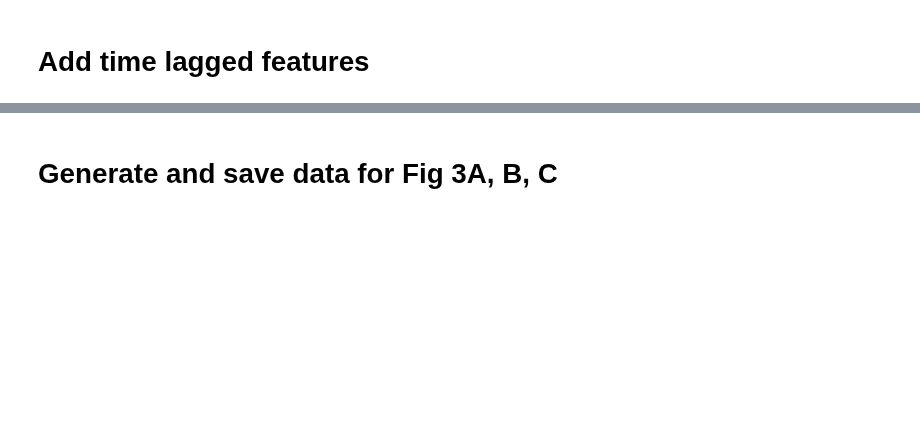
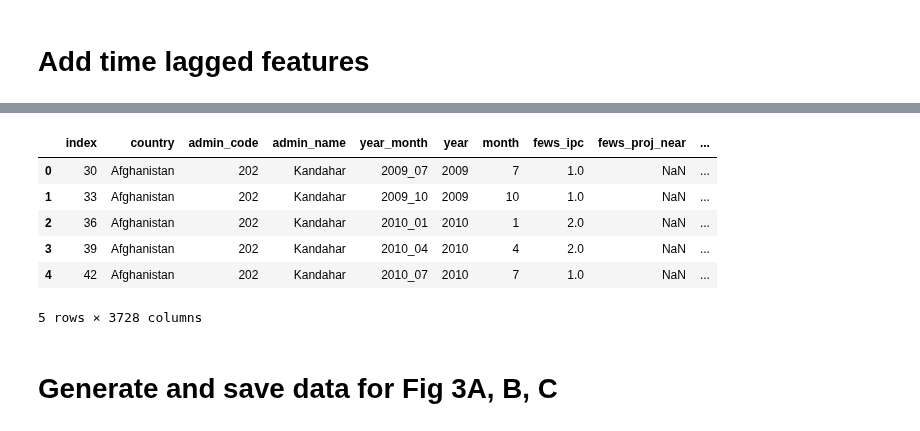
Before and after one commit to Aisha630/Predicting-food-insecurity, a Jupyter notebook: our_implementation.ipynb, the cells around one changed output, grey strips where cells are left out. Cells and saved outputs as stored; diff of their text form; code cells hidden in the pictures; blank space fills up the shorter version.

Commit message:
added time lagged

```diff
--- a/our_implementation.ipynb
+++ b/our_implementation.ipynb
@@ -572,0 +644,2 @@ add_time_lagged(news_factors)
+# %%
+time_series = add_time_lagged(t_variant_traditional_factors, time_series=time_series)
@@ -572,0 +664,2 @@ add_time_lagged(news_factors)
+# %%
+time_series = add_time_lagged(news_factors, time_series=time_series)
@@ -573,2 +670,2 @@ add_time_lagged(news_factors)
 # %%
-add_time_lagged(['fews_ipc'], end=21, diff=3, agg=False)
+time_series = add_time_lagged(['fews_ipc'], end=21, diff=3, agg=False, time_series=time_series)
@@ -575,2 +675,2 @@ add_time_lagged(['fews_ipc'], end=21, diff=3, agg=False)
 # %%
-add_time_lagged(['fews_proj_near'], start=3, end=4, diff=1, agg=False)
+time_series = add_time_lagged(['fews_proj_near'], start=3, end=4, diff=1, agg=False, time_series=time_series)
@@ -613,3 +701,13 @@ array(['Unnamed: 0', 'index', 'country', 'admin_code', 'admin_name',
+# %%
+time_series.head()
+# %% [output]
+|  | index | country | admin_code | admin_name | year_month | year | month | fews_ipc | fews_proj_near | ... |
+| 0 | 30 | Afghanistan | 202 | Kandahar | 2009_07 | 2009 | 7 | 1.0 | NaN | ... |
+| 1 | 33 | Afghanistan | 202 | Kandahar | 2009_10 | 2009 | 10 | 1.0 | NaN | ... |
+| 2 | 36 | Afghanistan | 202 | Kandahar | 2010_01 | 2010 | 1 | 2.0 | NaN | ... |
+| 3 | 39 | Afghanistan | 202 | Kandahar | 2010_04 | 2010 | 4 | 2.0 | NaN | ... |
+| 4 | 42 | Afghanistan | 202 | Kandahar | 2010_07 | 2010 | 7 | 1.0 | NaN | ... |
+5 rows × 3728 columns
 # %% [markdown]
 # Generate and save data for Fig 3A, B, C
 # %%
```
Also changed, not shown: parts of 15 cells of this notebook.
